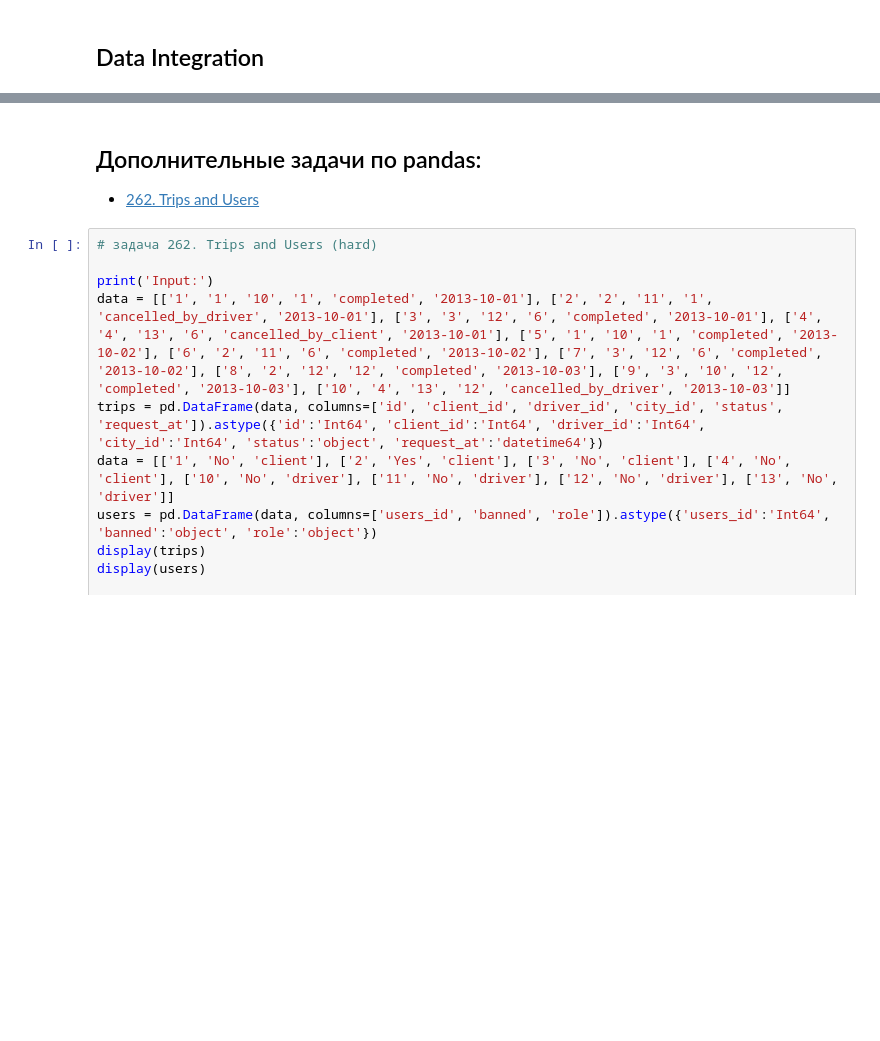
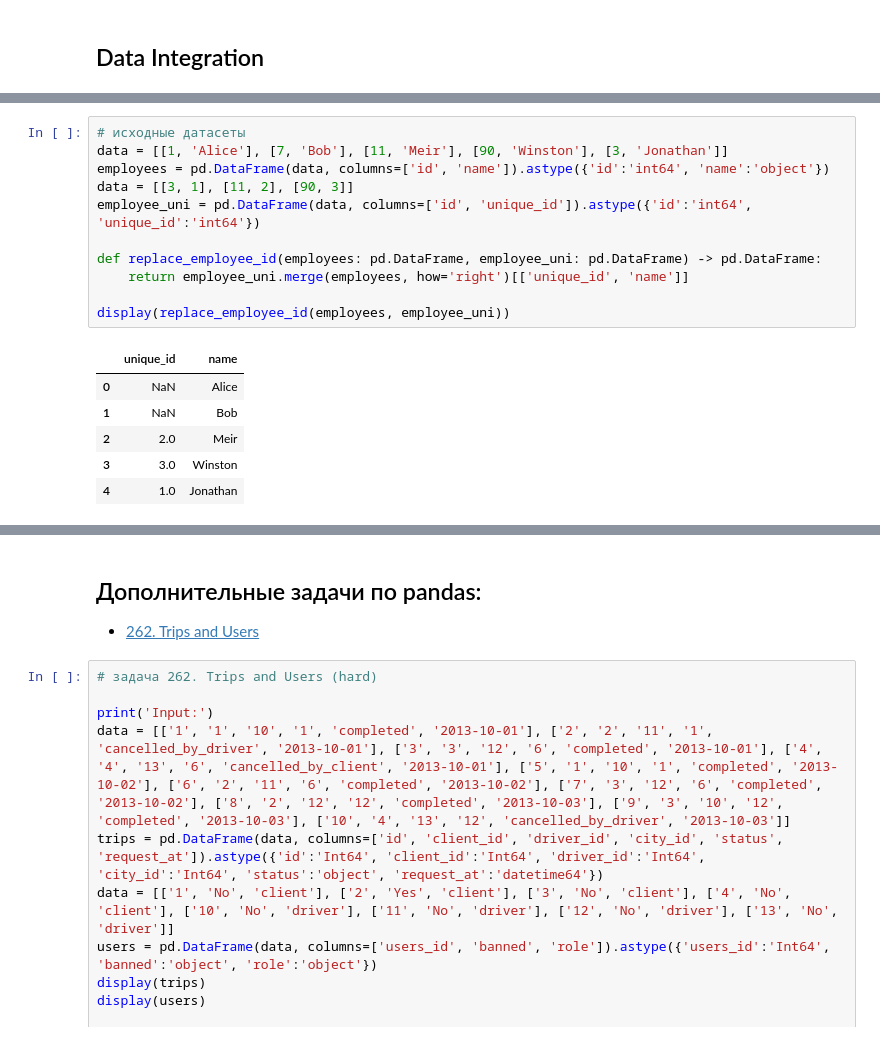
Before and after one commit to yazon315/LeetCode, a Jupyter notebook: 30_days_of_pandas.ipynb, the cells around one changed output, grey strips where cells are left out. Drawn from its saved outputs; the diff is of its cells as text; blank space fills up the shorter version.

```diff
--- a/30_days_of_pandas.ipynb
+++ b/30_days_of_pandas.ipynb
@@ -1607,0 +1817,18 @@ display()
+# %%
+# исходные датасеты
+data = [[1, 'Alice'], [7, 'Bob'], [11, 'Meir'], [90, 'Winston'], [3, 'Jonathan']]
+employees = pd.DataFrame(data, columns=['id', 'name']).astype({'id':'int64', 'name':'object'})
+data = [[3, 1], [11, 2], [90, 3]]
+employee_uni = pd.DataFrame(data, columns=['id', 'unique_id']).astype({'id':'int64', 'unique_id':'int64'})
+
+def replace_employee_id(employees: pd.DataFrame, employee_uni: pd.DataFrame) -> pd.DataFrame:
+    return employee_uni.merge(employees, how='right')[['unique_id', 'name']]
+
+display(replace_employee_id(employees, employee_uni))
+# %% [output]
+|  | unique_id | name |
+| 0 | NaN | Alice |
+| 1 | NaN | Bob |
+| 2 | 2.0 | Meir |
+| 3 | 3.0 | Winston |
+| 4 | 1.0 | Jonathan |
```
Also changed, not shown: parts of 24 cells of this notebook.
